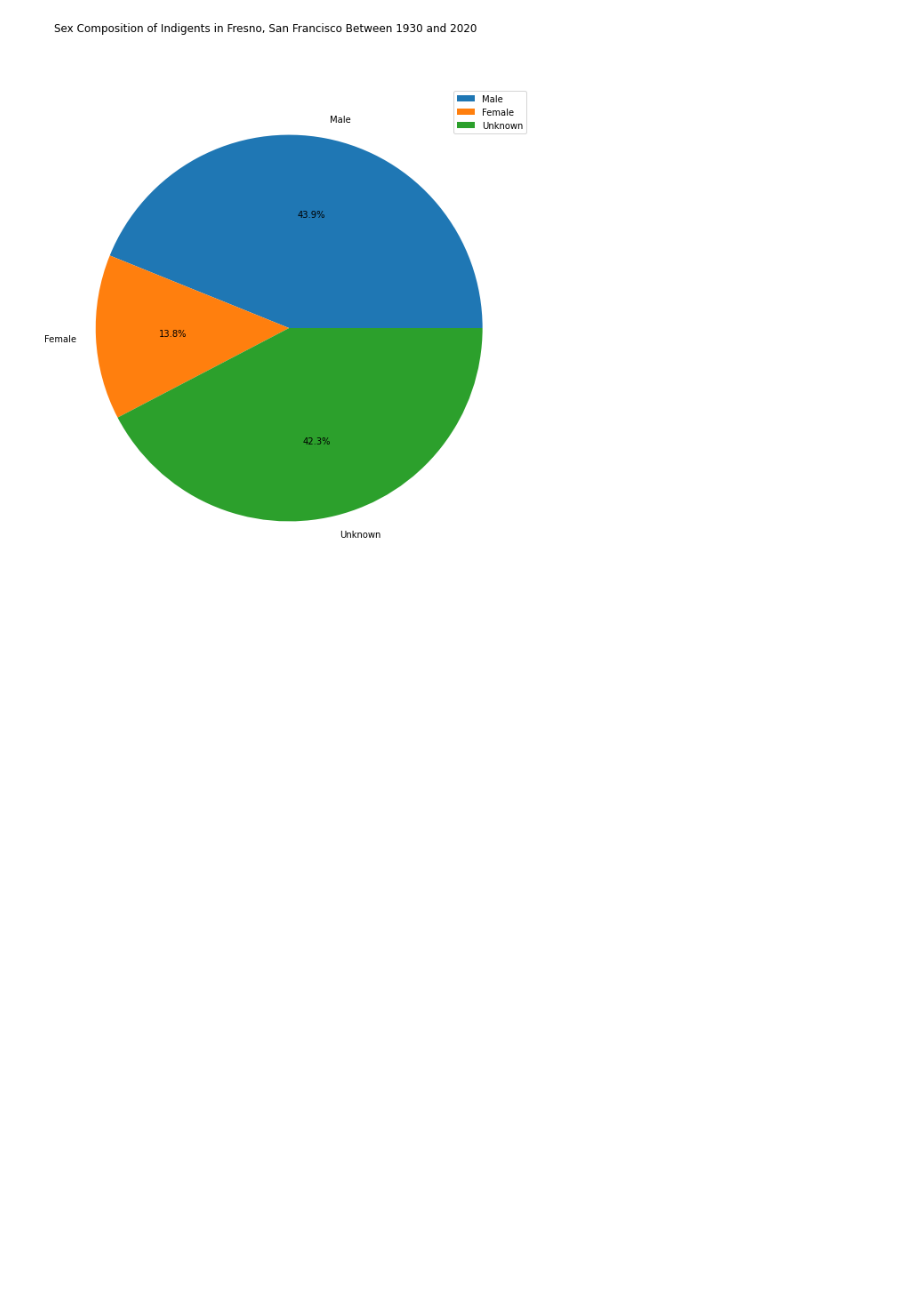
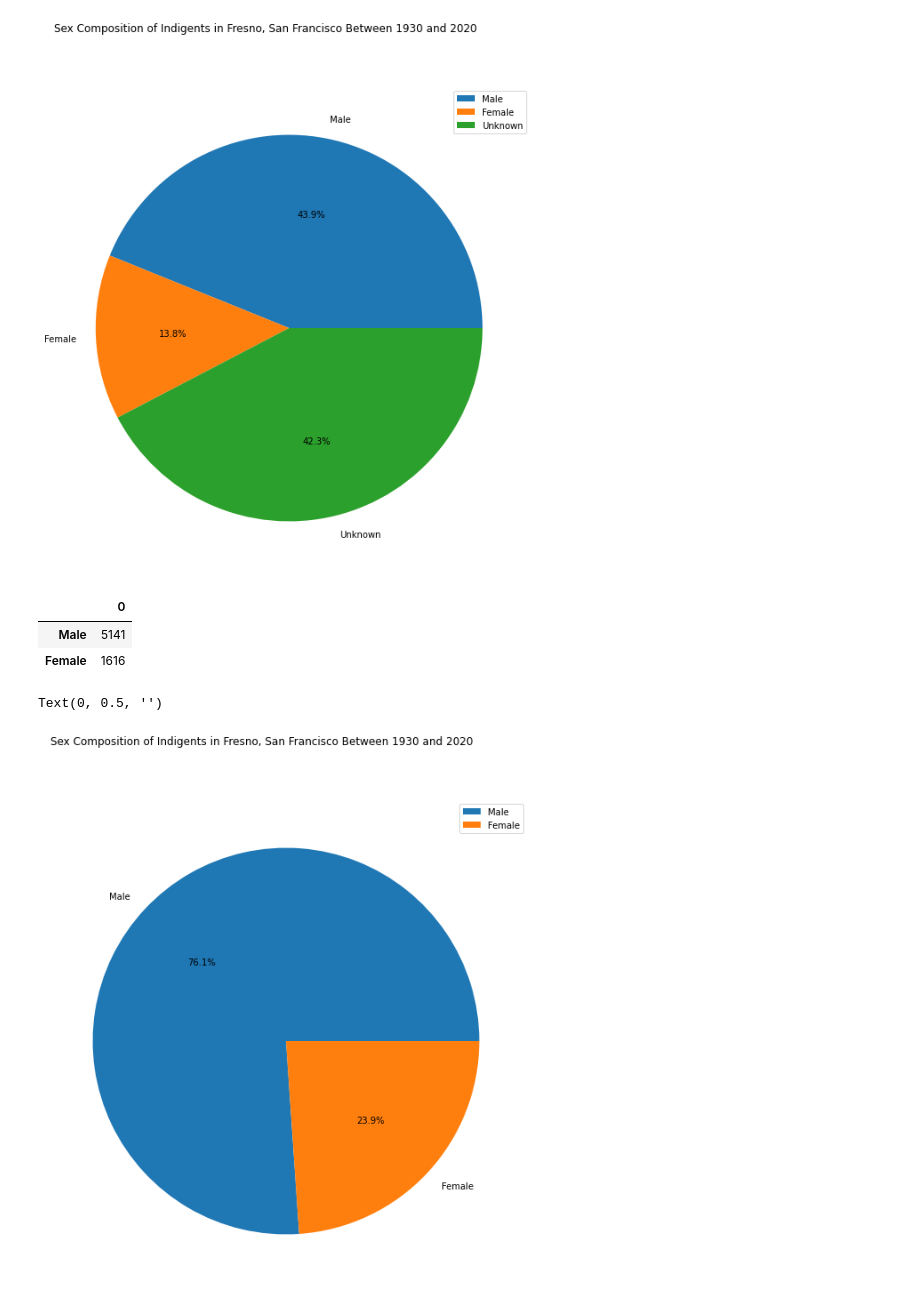
Before and after one commit to larakaracasu/Indigent-Burial-Analysis, a Jupyter notebook: web-scraping/fresno-scraping/fresno_analysis_visuals.ipynb, the cells around one changed output. Drawn from its saved outputs; the diff is of its cells as text; code cells hidden in the pictures; blank space fills up the shorter version.

```diff
--- a/web-scraping/fresno-scraping/fresno_analysis_visuals.ipynb
+++ b/web-scraping/fresno-scraping/fresno_analysis_visuals.ipynb
@@ -172,3 +194,17 @@ pylab.ylabel('')
 # %% [output]
 Text(0, 0.5, '')
 [figure]
+# %%
+sex_df = pd.DataFrame.from_dict(sex_group_dict, orient = 'index')
+sex_df = sex_df[:-2]
+sex_df
+# %% [output]
+|  | 0 |
+| Male | 5141 |
+| Female | 1616 |
+# %%
+sex_plot = sex_df.plot.pie(subplots=True, figsize=(30, 10), title = "Sex Composition of Indigents in Fresno, San Francisco Between 1930 and 2020", autopct='%1.1f%%')
+pylab.ylabel('')
+# %% [output]
+Text(0, 0.5, '')
+[figure, added]
```
Also changed, not shown: parts of 5 cells of this notebook.
